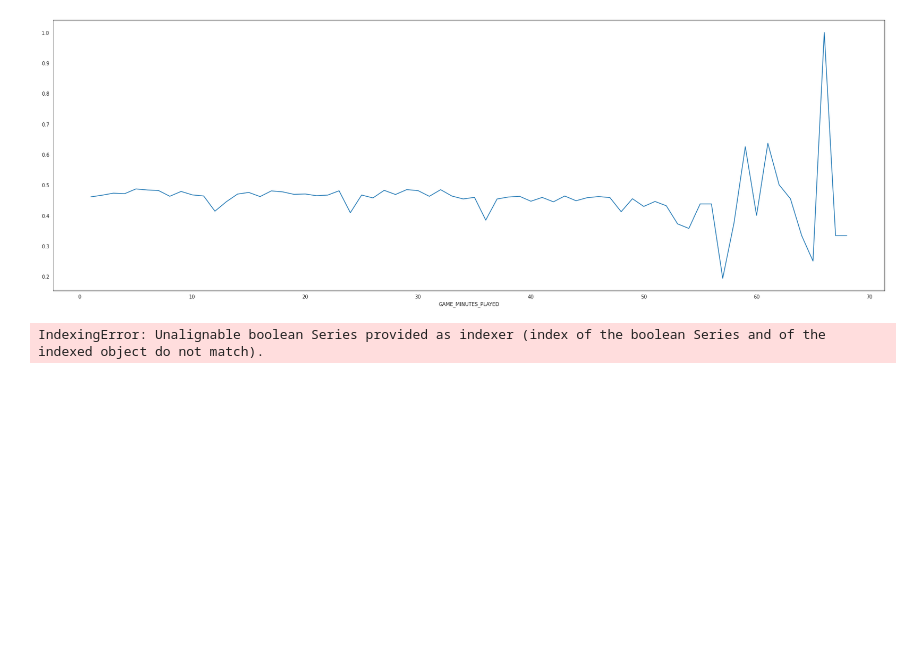
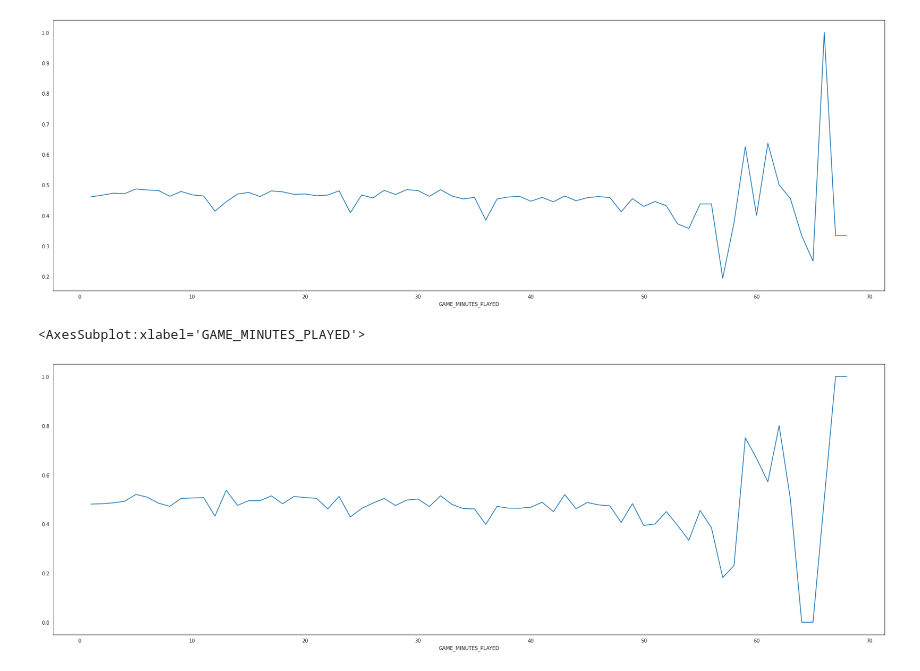
Before and after one commit to JonasBrichzin/nba_shot_tracking_1.1, a Jupyter notebook: import_data.ipynb, the cells around one changed output. Drawn from its saved outputs; the diff is of its cells as text; code cells hidden in the pictures; blank space fills up the shorter version.

```diff
--- a/import_data.ipynb
+++ b/import_data.ipynb
@@ -305,30 +327,8 @@ hitratebytime().plot(figsize=(30,10))
 # %% [output]
 <AxesSubplot:xlabel='GAME_MINUTES_PLAYED'>
 [figure]
-# %%
-def stars():
-    db = pd.read_csv("nba_shotchartdetail_2018-19.csv")
-    db = db.groupby('PLAYER_NAME').SHOT_MADE_FLAG.sum()
-    db = db.sort_values(ascending = False)
-    return db[:20]
-
-def starsmean():
-    db = pd.read_csv("nba_shotchartdetail_2018-19.csv")
-    array = ["James Harden","Bradley Beal", "Kemba Walker","Giannis Antetokounmpo","Kevin Durant","Paul George", "Nikola Vucevic", "LaMarcus Aldridge", "Karl-Anthony Towns", "Damian Lillard","Donovan Mitchell","D'Angelo Russell", "Klay Thompson", "Stephen Curry", "DeMar DeRozan", "Russell Westbrook", "Buddy Hield", "Blake Griffin", "Nikola Jokic", "Tobias Harris"]
-    dbs = db.loc[db['PLAYER_NAME'].isin(array)]
-    a=(db["PERIOD"]*12)-db["MINUTES_REMAINING"]
-    dbs.insert(7,"GAME_MINUTES_PLAYED", a)
-    dbs1 = dbs[dbs['PERIOD'] <= 4]
-    dbs2 = dbs[dbs1['PERIOD'] > 4]
-    b = (dbs2["PERIOD"]-4) * 5 - dbs2['MINUTES_REMAINING'] + 48
-    dbs2 = dbs2.drop(['GAME_MINUTES_PLAYED'], 1)
-    dbs2.insert(7,"GAME_MINUTES_PLAYED", b)
-    dbblll = dbs1.append(dbs2)
-    return dbblll.groupby("GAME_MINUTES_PLAYED").SHOT_MADE_FLAG.mean()
-
-
-plt.plot(starsmean())
-plt.plot(hitratebytime())
-plt.show()
-# %% [output]
-IndexingError: Unalignable boolean Series provided as indexer (index of the boolean Series and of the indexed object do not match).
+# %%
+starsmean().plot(figsize=(30,10))
+# %% [output]
+<AxesSubplot:xlabel='GAME_MINUTES_PLAYED'>
+[figure, added]
```
Also changed, not shown: parts of 2 cells of this notebook.
